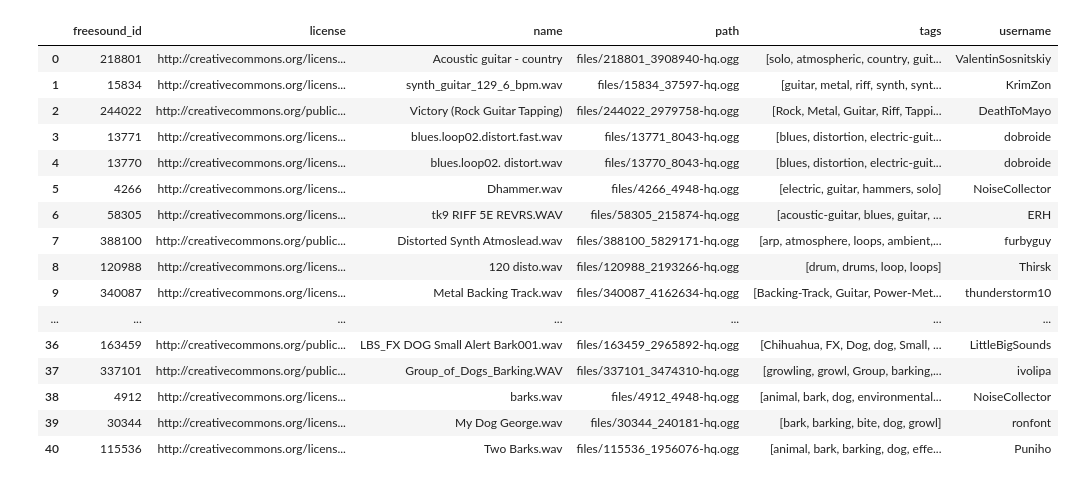
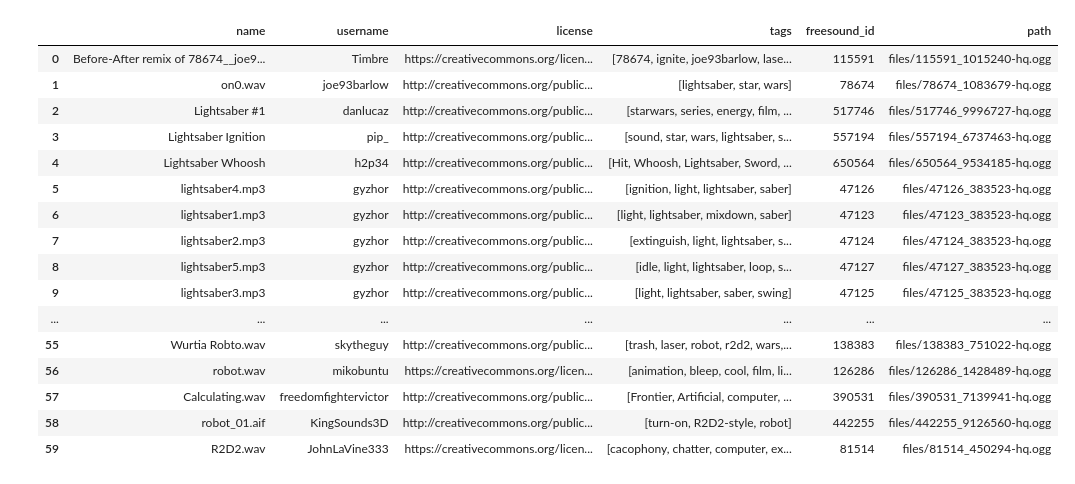
Before and after one commit to loganstillings/audio_mosaicing, a Jupyter notebook: 1) Create source sound collection.ipynb, the cells around one changed output. Drawn from its saved outputs; the diff is of its cells as text; code cells hidden in the pictures.

```diff
--- a/1) Create source sound collection.ipynb
+++ b/1) Create source sound collection.ipynb
@@ -26,4 +24,20 @@ freesound_client.set_token(FREESOUND_API_KEY)
 if not os.path.exists(FILES_DIR): os.mkdir(FILES_DIR)
+# %%
+# Step 1: Define the file path where your API key is stored
+file_path = "api_key.txt"
+
+try:
+    # Step 2: Open the file in read mode
+    with open(file_path, 'r') as file:
+        # Step 3: Read the contents of the file
+        api_key = file.read().strip()  # Use strip() to remove any leading/trailing whitespace
+        freesound_client = freesound.FreesoundClient()
+        freesound_client.set_token(api_key)
+    # Step 4: The file is automatically closed when exiting the 'with' block
+except FileNotFoundError:
+    print("File not found. Please check the file path.")
+except IOError as e:
+    print(f"Error reading the file: {e}")
 # %%
 # Define some util functions
 
@@ -70,42 +85,30 @@ def get_key_from_target(target_path):
     return '{0} {1}'.format(key, scale)
 # %%
-# Build our collection of sounds
+# Build collection of sounds
 
 key = get_key_from_target(TARGET_PATH)
 print(key)
-# Our collection of sounds is made by appending the results of a number of different queries to freesound
+# The collection of sounds is made by appending the results of a number of different queries to freesound
 # The query terms, query filters and the number of results per query are all defined here.
 # Information about how to define filters can be found in the Freesound API documentation: https://freesound.org/docs/api/resources_apiv2.html#request-parameters-text-search-parameters
 freesound_queries = [
     {
-        'query': 'guitar',
-        'filter': 'ac_tonality:"{0}" ac_tonality_confidence:[0.9 TO 1.0]'.format(key),
+        'query': 'lightsaber',
+        'filter': None,
         'num_results': 20,
-        'sort': 'downloads_desc',
-    },
-    {
-        'query': 'saxaphone',
-        'filter': 'ac_tonality:"{0}" ac_tonality_confidence:[0.9 TO 1.0]'.format(key),
-        'num_results': 20,
-        'sort': 'downloads_desc',
-    },
-    {
-        'query': 'violin',
-        'filter': 'ac_tonality:"{0}" ac_tonality_confidence:[0.9 TO 1.0]'.format(key),
-        'num_results': 20,
-        'sort': 'downloads_desc',
-    },
-    {
-        'query': 'wilhelm',
-        'filter': None,
-        'num_results': 10,
         'sort': 'score',
     },
     {
-        'query': 'dog bark',
+        'query': 'laser',
         'filter': None,
-        'num_results': 10,
-        'sort': 'downloads_desc',
+        'num_results': 20,
+        'sort': 'score',
+    },
+    {
+        'query': 'r2d2',
+        'filter': None,
+        'num_results': 20,
+        'sort': 'score',
     },
 ]
 
@@ -117,11 +120,11 @@ for count, sound in enumerate(sounds):
     print('Downloading sound with id {0} [{1}/{2}]'.format(sound.id, count + 1, len(sounds)))
     retrieve_sound_preview(sound, 'files/')
 
-# Make a Pandas DataFrame with the metadata of our sound collection and save it
+# Make a Pandas DataFrame with the metadata of the sound collection and save it
 df =  pd.DataFrame([make_pandas_record(s) for s in sounds])
 df.to_csv(DATAFRAME_FILENAME)
 print('Saved DataFrame with {0} entries! {1}'.format(len(df), DATAFRAME_FILENAME))
 
-# Show the contents of our DataFrame (the metadata of our source collection)
+# Show the contents of the DataFrame (the metadata of the source collection)
 display(df)
 # %% [output]
@@ -145,17 +148,17 @@ Saved DataFrame with 41 entries! dataframe.csv
-|  | freesound_id | license | name | path | tags | username |
-| 0 | 218801 | http://creativecommons.org/licens... | Acoustic guitar - country | files/218801_3908940-hq.ogg | [solo, atmospheric, country, guit... | ValentinSosnitskiy |
-| 1 | 15834 | http://creativecommons.org/licens... | synth_guitar_129_6_bpm.wav | files/15834_37597-hq.ogg | [guitar, metal, riff, synth, synt... | KrimZon |
-| 2 | 244022 | http://creativecommons.org/public... | Victory (Rock Guitar Tapping) | files/244022_2979758-hq.ogg | [Rock, Metal, Guitar, Riff, Tappi... | DeathToMayo |
-| 3 | 13771 | http://creativecommons.org/licens... | blues.loop02.distort.fast.wav | files/13771_8043-hq.ogg | [blues, distortion, electric-guit... | dobroide |
-| 4 | 13770 | http://creativecommons.org/licens... | blues.loop02. distort.wav | files/13770_8043-hq.ogg | [blues, distortion, electric-guit... | dobroide |
-| 5 | 4266 | http://creativecommons.org/licens... | Dhammer.wav | files/4266_4948-hq.ogg | [electric, guitar, hammers, solo] | NoiseCollector |
-| 6 | 58305 | http://creativecommons.org/licens... | tk9 RIFF 5E REVRS.WAV | files/58305_215874-hq.ogg | [acoustic-guitar, blues, guitar, ... | ERH |
-| 7 | 388100 | http://creativecommons.org/public... | Distorted Synth Atmoslead.wav | files/388100_5829171-hq.ogg | [arp, atmosphere, loops, ambient,... | furbyguy |
-| 8 | 120988 | http://creativecommons.org/licens... | 120 disto.wav | files/120988_2193266-hq.ogg | [drum, drums, loop, loops] | Thirsk |
-| 9 | 340087 | http://creativecommons.org/licens... | Metal Backing Track.wav | files/340087_4162634-hq.ogg | [Backing-Track, Guitar, Power-Met... | thunderstorm10 |
+|  | name | username | license | tags | freesound_id | path |
+| 0 | Before-After remix of 78674__joe9... | Timbre | https://creativecommons.org/licen... | [78674, ignite, joe93barlow, lase... | 115591 | files/115591_1015240-hq.ogg |
+| 1 | on0.wav | joe93barlow | http://creativecommons.org/public... | [lightsaber, star, wars] | 78674 | files/78674_1083679-hq.ogg |
+| 2 | Lightsaber #1 | danlucaz | http://creativecommons.org/public... | [starwars, series, energy, film, ... | 517746 | files/517746_9996727-hq.ogg |
+| 3 | Lightsaber Ignition | pip_ | http://creativecommons.org/public... | [sound, star, wars, lightsaber, s... | 557194 | files/557194_6737463-hq.ogg |
+| 4 | Lightsaber Whoosh | h2p34 | http://creativecommons.org/public... | [Hit, Whoosh, Lightsaber, Sword, ... | 650564 | files/650564_9534185-hq.ogg |
+| 5 | lightsaber4.mp3 | gyzhor | http://creativecommons.org/public... | [ignition, light, lightsaber, saber] | 47126 | files/47126_383523-hq.ogg |
+| 6 | lightsaber1.mp3 | gyzhor | http://creativecommons.org/public... | [light, lightsaber, mixdown, saber] | 47123 | files/47123_383523-hq.ogg |
+| 7 | lightsaber2.mp3 | gyzhor | http://creativecommons.org/public... | [extinguish, light, lightsaber, s... | 47124 | files/47124_383523-hq.ogg |
+| 8 | lightsaber5.mp3 | gyzhor | http://creativecommons.org/public... | [idle, light, lightsaber, loop, s... | 47127 | files/47127_383523-hq.ogg |
+| 9 | lightsaber3.mp3 | gyzhor | http://creativecommons.org/public... | [light, lightsaber, saber, swing] | 47125 | files/47125_383523-hq.ogg |
 | ... | ... | ... | ... | ... | ... | ... |
-| 36 | 163459 | http://creativecommons.org/public... | LBS_FX DOG Small Alert Bark001.wav | files/163459_2965892-hq.ogg | [Chihuahua, FX, Dog, dog, Small, ... | LittleBigSounds |
-| 37 | 337101 | http://creativecommons.org/public... | Group_of_Dogs_Barking.WAV | files/337101_3474310-hq.ogg | [growling, growl, Group, barking,... | ivolipa |
-| 38 | 4912 | http://creativecommons.org/licens... | barks.wav | files/4912_4948-hq.ogg | [animal, bark, dog, environmental... | NoiseCollector |
-| 39 | 30344 | http://creativecommons.org/licens... | My Dog George.wav | files/30344_240181-hq.ogg | [bark, barking, bite, dog, growl] | ronfont |
-| 40 | 115536 | http://creativecommons.org/licens... | Two Barks.wav | files/115536_1956076-hq.ogg | [animal, bark, barking, dog, effe... | Puniho |
+| 55 | Wurtia Robto.wav | skytheguy | http://creativecommons.org/public... | [trash, laser, robot, r2d2, wars,... | 138383 | files/138383_751022-hq.ogg |
+| 56 | robot.wav | mikobuntu | https://creativecommons.org/licen... | [animation, bleep, cool, film, li... | 126286 | files/126286_1428489-hq.ogg |
+| 57 | Calculating.wav | freedomfightervictor | http://creativecommons.org/public... | [Frontier, Artificial, computer, ... | 390531 | files/390531_7139941-hq.ogg |
+| 58 | robot_01.aif | KingSounds3D | http://creativecommons.org/public... | [turn-on, R2D2-style, robot] | 442255 | files/442255_9126560-hq.ogg |
+| 59 | R2D2.wav | JohnLaVine333 | https://creativecommons.org/licen... | [cacophony, chatter, computer, ex... | 81514 | files/81514_450294-hq.ogg |
```
Also changed, not shown: parts of 4 cells of this notebook, 20 other files.
